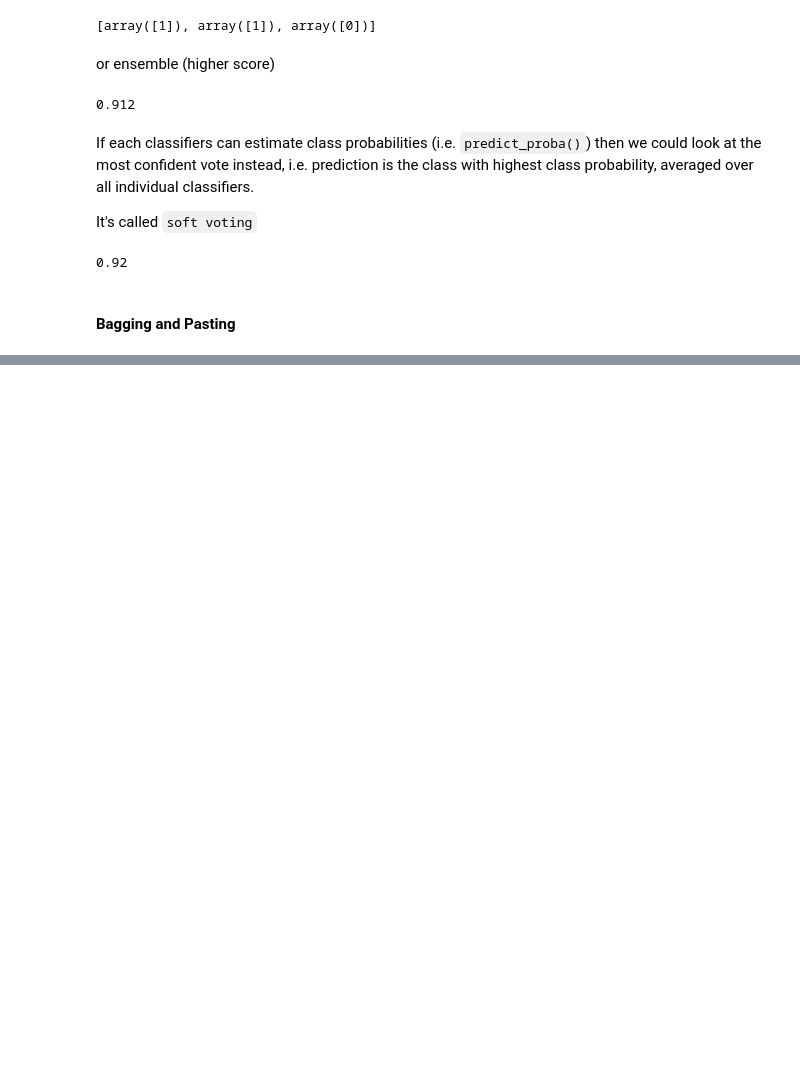
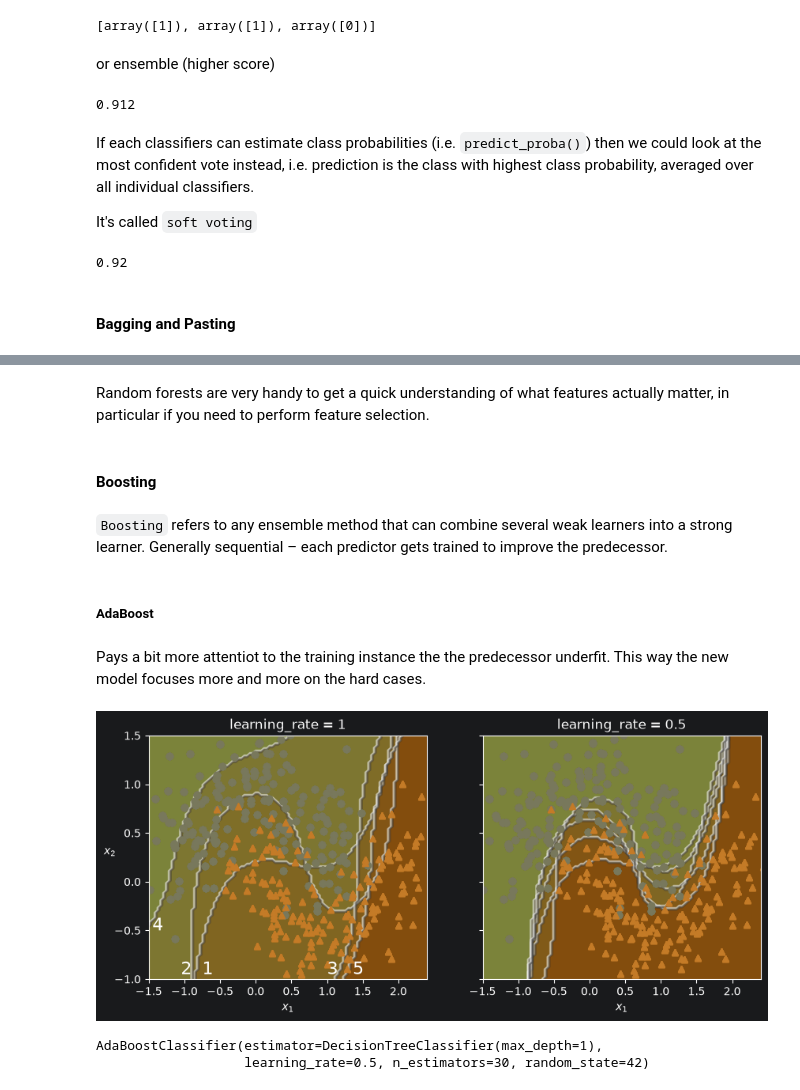
Before and after one commit to AVilums/hands-on-ml, a Jupyter notebook: chapter_6/ensemble_learning_and_random_forests.ipynb, the cells around one changed output, grey strips where cells are left out. Cells and saved outputs as stored; diff of their text form; code cells hidden in the pictures; blank space fills up the shorter version.

```diff
--- a/chapter_6/ensemble_learning_and_random_forests.ipynb
+++ b/chapter_6/ensemble_learning_and_random_forests.ipynb
@@ -68,0 +123,5 @@ voting_clf.score(X_test, y_test)
+# %%
+bag_clf = BaggingClassifier(DecisionTreeClassifier(), n_estimators=500,
+                            oob_score=True, n_jobs=-1, random_state=42)
+bag_clf.fit(X_train, y_train)
+bag_clf.oob_score_
@@ -68,0 +136,5 @@ voting_clf.score(X_test, y_test)
+# %%
+from sklearn.metrics import accuracy_score
+
+y_pred = bag_clf.predict(X_test)
+accuracy_score(y_test, y_pred)
@@ -68,0 +147,6 @@ voting_clf.score(X_test, y_test)
+# %%
+from sklearn.ensemble import RandomForestClassifier
+rnd_clf = RandomForestClassifier(n_estimators=500, max_leaf_nodes=16, n_jobs=-1, random_state=42)
+
+rnd_clf.fit(X_train, y_train)
+y_pred_rf = rnd_clf.predict(X_test)
@@ -68,0 +199,53 @@ voting_clf.score(X_test, y_test)
+# %% [markdown]
+Random forests are very handy to get a quick understanding of what features actually matter, in particular if you need to perform feature selection.
+# %% [markdown]
+#### Boosting
+# %% [markdown]
+`Boosting` refers to any ensemble method that can combine several weak learners into a strong learner. Generally sequential – each predictor gets trained to improve the predecessor.
+# %% [markdown]
+##### AdaBoost
+# %% [markdown]
+Pays a bit more attentiot to the training instance the the predecessor underfit. This way the new model focuses more and more on the hard cases.
+# %%
+m = len(X_train)  # number of instances
+
+fig, axes = plt.subplots(ncols=2, figsize=(10, 4), sharey=True)
+for subplot, learning_rate in ((0, 1), (1, 0.5)):
+    sample_weights = np.ones(m) / m
+    plt.sca(axes[subplot])
+    for i in range(5):
+        svm_clf = SVC(C=0.2, gamma=0.6, random_state=42)
+        svm_clf.fit(X_train, y_train, sample_weight=sample_weights * m)
+        y_pred = svm_clf.predict(X_train)
+
+        error_weights = sample_weights[y_pred != y_train].sum()
+        r = error_weights / sample_weights.sum()  # equation 7-1
+        alpha = learning_rate * np.log((1 - r) / r)  # equation 7-2
+        sample_weights[y_pred != y_train] *= np.exp(alpha)  # equation 7-3
+        sample_weights /= sample_weights.sum()  # normalization step
+
+        plot_decision_boundary(svm_clf, X_train, y_train, alpha=0.4)
+        plt.title(f"learning_rate = {learning_rate}")
+    if subplot == 0:
+        plt.text(-0.75, -0.95, "1", fontsize=16)
+        plt.text(-1.05, -0.95, "2", fontsize=16)
+        plt.text(1.0, -0.95, "3", fontsize=16)
+        plt.text(-1.45, -0.5, "4", fontsize=16)
+        plt.text(1.36,  -0.95, "5", fontsize=16)
+    else:
+        plt.ylabel("")
+
+plt.show()
+# %% [output]
+[figure, added]
+# %%
+
+from sklearn.ensemble import AdaBoostClassifier
+
+ada_clf = AdaBoostClassifier(
+    DecisionTreeClassifier(max_depth=1), n_estimators=30,
+    learning_rate=0.5, random_state=42)
+ada_clf.fit(X_train, y_train)
+# %% [output]
+AdaBoostClassifier(estimator=DecisionTreeClassifier(max_depth=1),
+                   learning_rate=0.5, n_estimators=30, random_state=42)
```
Also changed, not shown: parts of 38 cells of this notebook, 2 other files.
